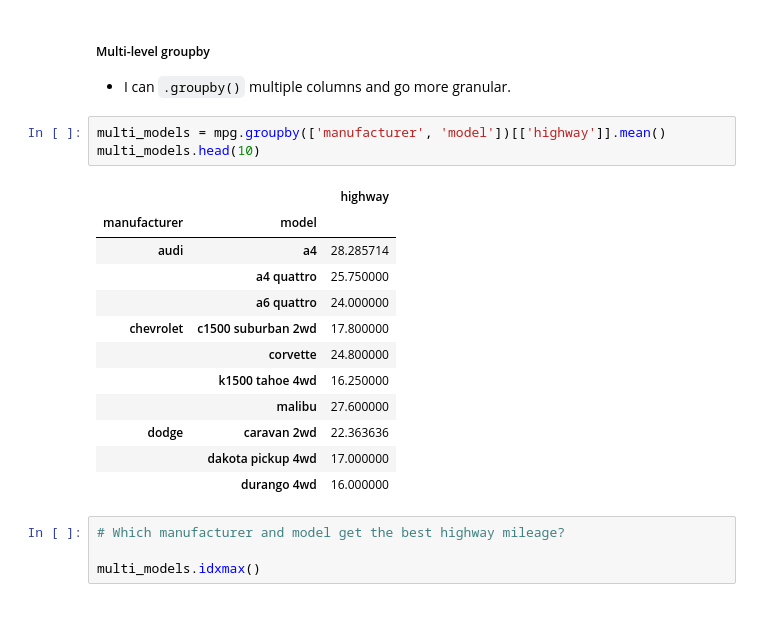
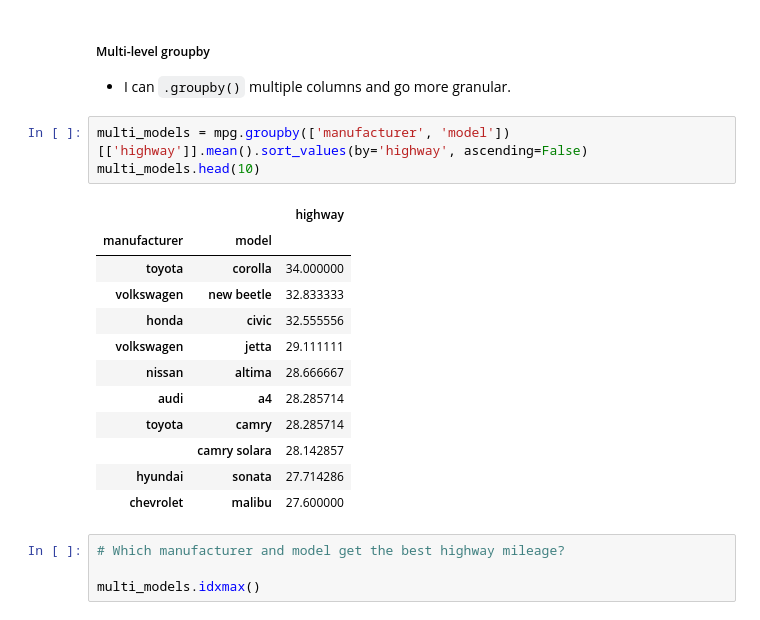
Before and after one commit to CodeupClassroom/darden-data-science-libraries, a Jupyter notebook: advanced_dataframes_walkthrough.ipynb, the cells around one changed output. Drawn from its saved outputs; the diff is of its cells as text.

```diff
--- a/advanced_dataframes_walkthrough.ipynb
+++ b/advanced_dataframes_walkthrough.ipynb
@@ -160,21 +160,21 @@ ___
 
 - I can `.groupby()` multiple columns and go more granular.
 # %%
-multi_models = mpg.groupby(['manufacturer', 'model'])[['highway']].mean()
+multi_models = mpg.groupby(['manufacturer', 'model'])[['highway']].mean().sort_values(by='highway', ascending=False)
 multi_models.head(10)
 # %% [output]
 |  |  | highway |
 | manufacturer | model |  |
+| toyota | corolla | 34.000000 |
+| volkswagen | new beetle | 32.833333 |
+| honda | civic | 32.555556 |
+| volkswagen | jetta | 29.111111 |
+| nissan | altima | 28.666667 |
 | audi | a4 | 28.285714 |
-|  | a4 quattro | 25.750000 |
-|  | a6 quattro | 24.000000 |
-| chevrolet | c1500 suburban 2wd | 17.800000 |
-|  | corvette | 24.800000 |
-|  | k1500 tahoe 4wd | 16.250000 |
-|  | malibu | 27.600000 |
-| dodge | caravan 2wd | 22.363636 |
-|  | dakota pickup 4wd | 17.000000 |
-|  | durango 4wd | 16.000000 |
+| toyota | camry | 28.285714 |
+|  | camry solara | 28.142857 |
+| hyundai | sonata | 27.714286 |
+| chevrolet | malibu | 27.600000 |
 # %%
 # Which manufacturer and model get the best highway mileage?
 
```
Also changed, not shown: parts of 39 cells of this notebook.
